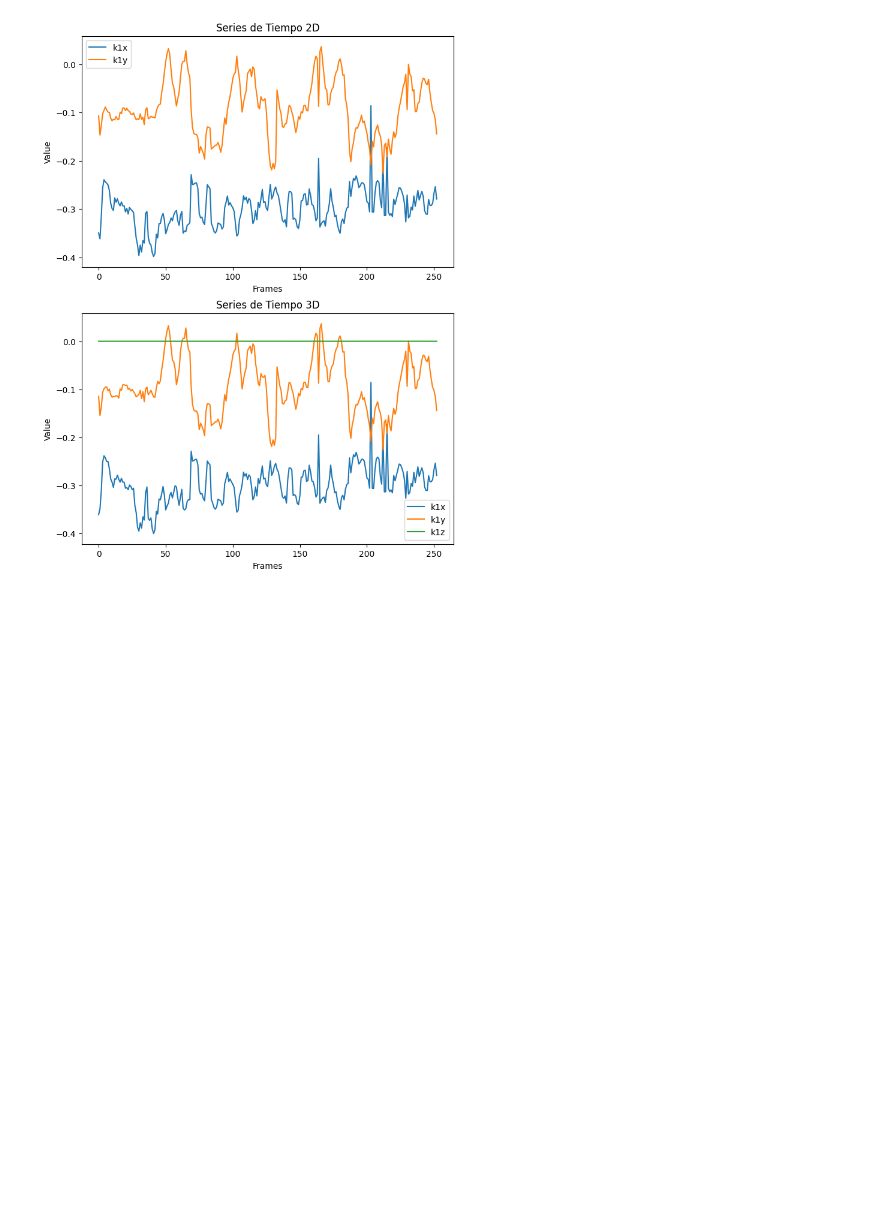
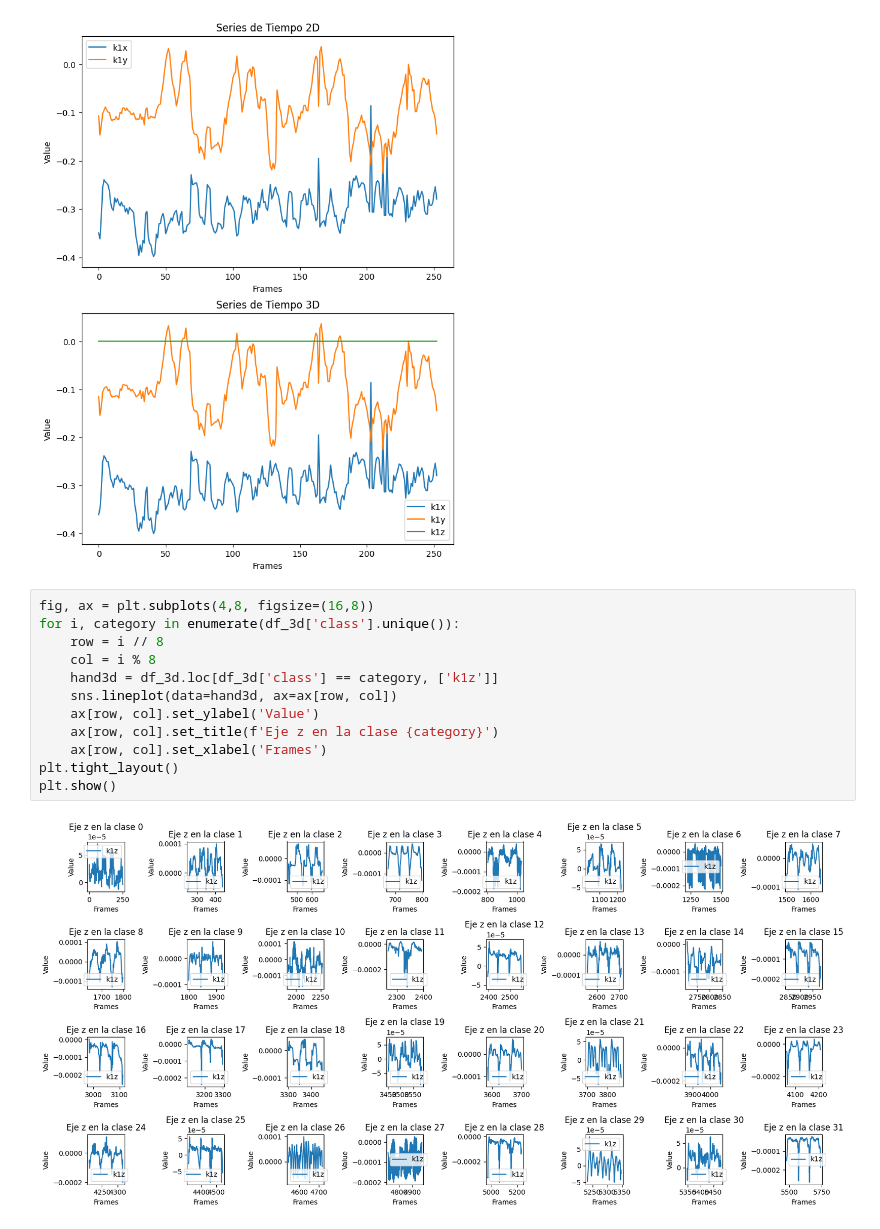
Before and after one commit to XxANTONIO73xX/CDI-Final, a Jupyter notebook: notebooks/notebook.ipynb, the cells around one changed output. Cells and saved outputs as stored; diff of their text form; blank space fills up the shorter version.

```diff
--- a/notebooks/notebook.ipynb
+++ b/notebooks/notebook.ipynb
@@ -87,5 +87,19 @@ ax[1].set_title('Series de Tiempo 3D')
 plt.show()
 # %% [output]
 [figure]
+# %%
+fig, ax = plt.subplots(4,8, figsize=(16,8))
+for i, category in enumerate(df_3d['class'].unique()):
+    row = i // 8
+    col = i % 8
+    hand3d = df_3d.loc[df_3d['class'] == category, ['k1z']]
+    sns.lineplot(data=hand3d, ax=ax[row, col])
+    ax[row, col].set_ylabel('Value')
+    ax[row, col].set_title(f'Eje z en la clase {category}')
+    ax[row, col].set_xlabel('Frames')
+plt.tight_layout()
+plt.show()
+# %% [output]
+[figure, added]
 # %%
 sns.scatterplot(df_2d, x='k1x', y='k1y', hue='hand')
```
Also changed, not shown: parts of 7 cells of this notebook.
